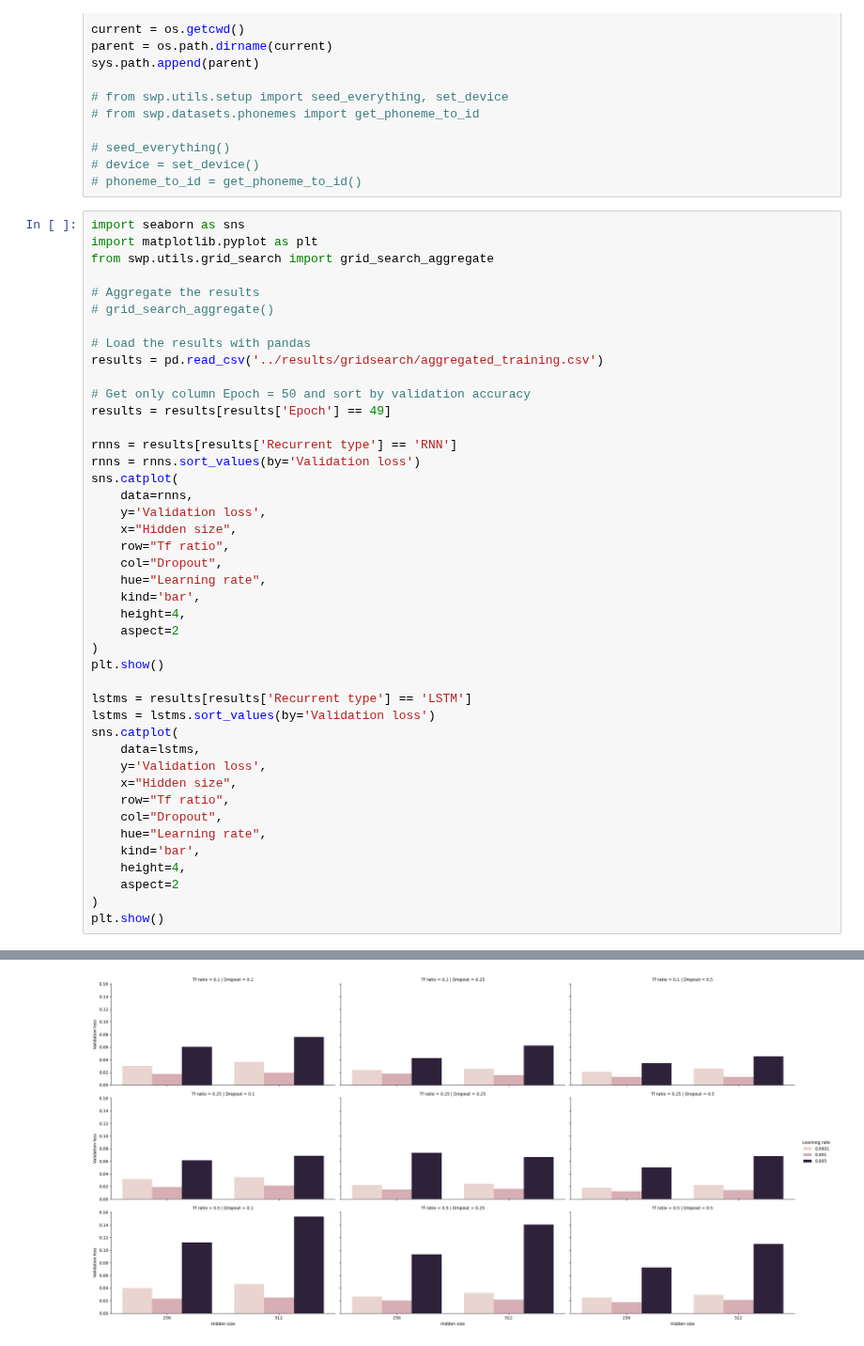
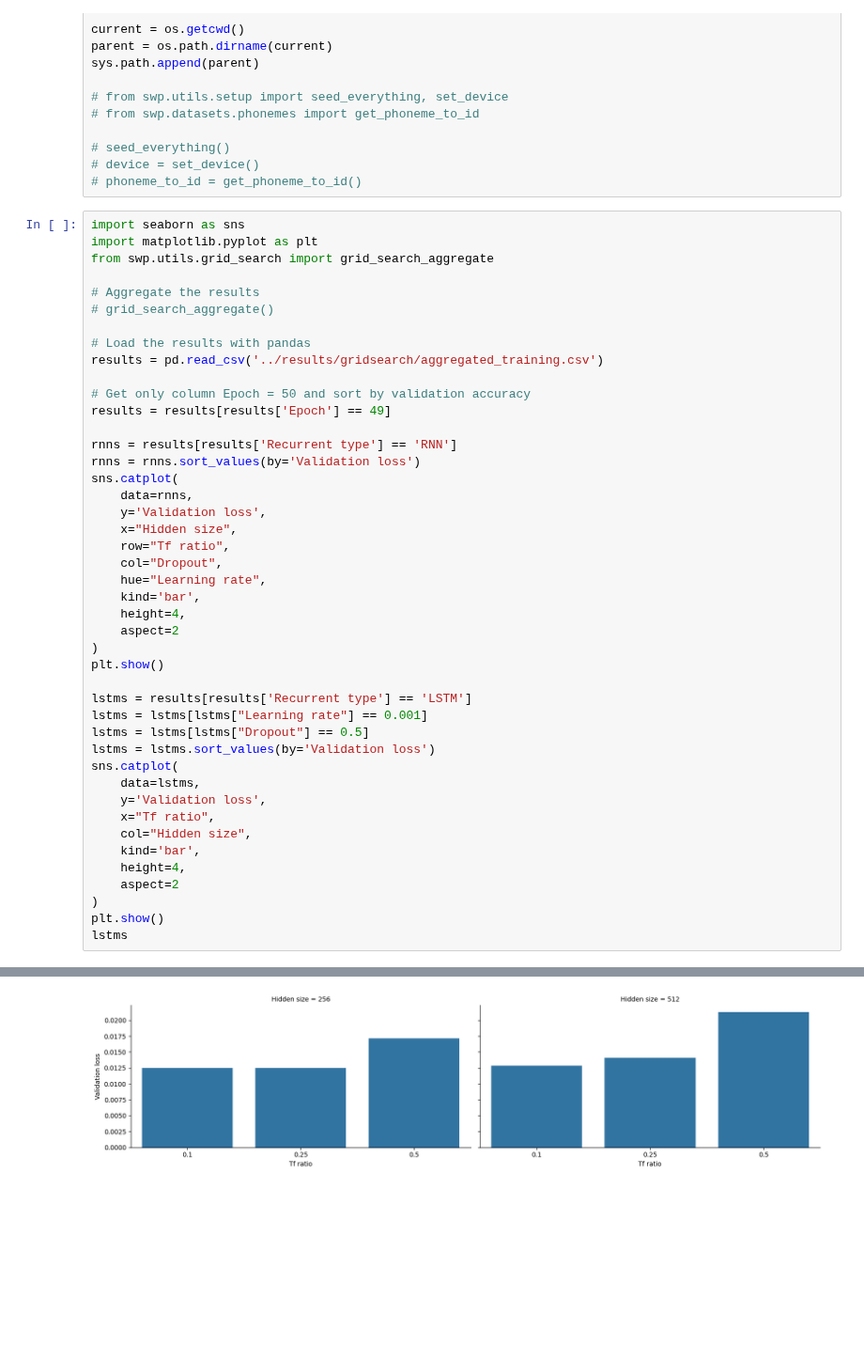
Before and after one commit to danieldager/swp-model, a Jupyter notebook: notebooks/grid_search.ipynb, the cells around one changed output, grey strips where cells are left out. Shown at 94% size. Cells and saved outputs as stored; diff of their text form; blank space fills up the shorter version.

```diff
--- a/notebooks/grid_search.ipynb
+++ b/notebooks/grid_search.ipynb
@@ -28,35 +28,36 @@ results = pd.read_csv('../results/gridsearch/aggregated_training.csv')
 # Get only column Epoch = 50 and sort by validation accuracy
 results = results[results['Epoch'] == 49]
 
 rnns = results[results['Recurrent type'] == 'RNN']
 rnns = rnns.sort_values(by='Validation loss')
 sns.catplot(
     data=rnns,
     y='Validation loss',
     x="Hidden size",
     row="Tf ratio",
     col="Dropout",
     hue="Learning rate",
     kind='bar',
     height=4,
     aspect=2
 )
 plt.show()
 
 lstms = results[results['Recurrent type'] == 'LSTM']
+lstms = lstms[lstms["Learning rate"] == 0.001]
+lstms = lstms[lstms["Dropout"] == 0.5]
 lstms = lstms.sort_values(by='Validation loss')
 sns.catplot(
     data=lstms,
     y='Validation loss',
-    x="Hidden size",
-    row="Tf ratio",
-    col="Dropout",
-    hue="Learning rate",
+    x="Tf ratio",
+    col="Hidden size",
     kind='bar',
     height=4,
     aspect=2
 )
 plt.show()
+lstms
 # %% [output]
 [figure]
-[figure, old version]
+[figure, new version]
```
Also changed, not shown: parts of 1 cell of this notebook, 16 other files.
